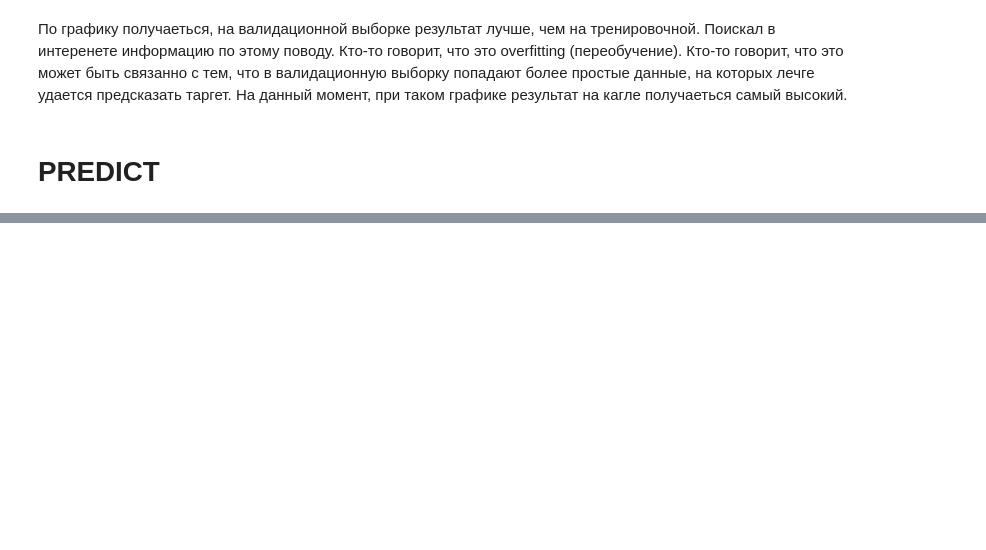
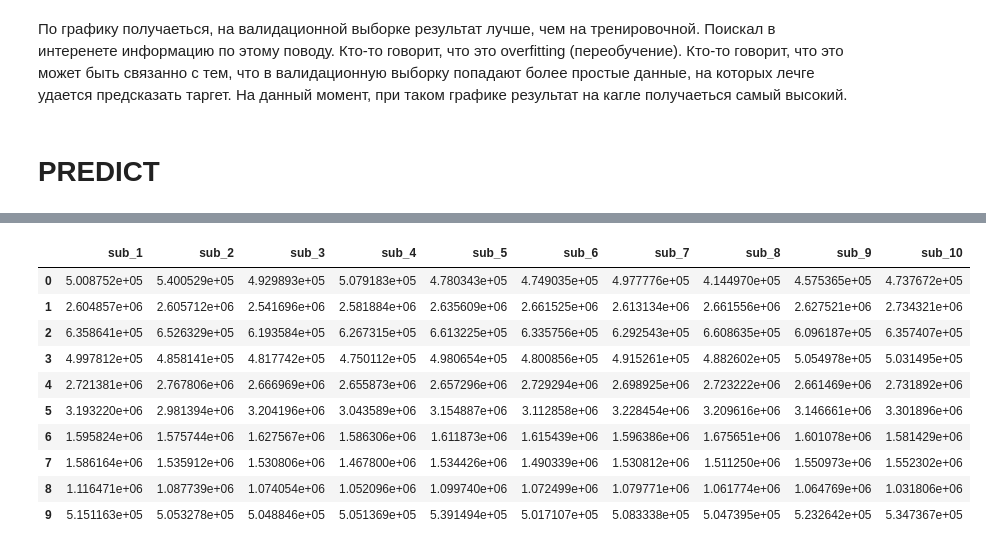
Before and after one commit to alxkzncoff/car_price_prediction_ml_dl, a Jupyter notebook: model/dense_model.ipynb, the cells around one changed output, grey strips where cells are left out. Cells and saved outputs as stored; diff of their text form; code cells hidden in the pictures; blank space fills up the shorter version.

```diff
--- a/model/dense_model.ipynb
+++ b/model/dense_model.ipynb
@@ -312,0 +403,14 @@ display(sample_submission.head(10))
+# %%
+cv_submissions.head(10)
+# %% [output]
+|  | sub_1 | sub_2 | sub_3 | sub_4 | sub_5 | sub_6 | sub_7 | sub_8 | sub_9 | sub_10 |
+| 0 | 5.008752e+05 | 5.400529e+05 | 4.929893e+05 | 5.079183e+05 | 4.780343e+05 | 4.749035e+05 | 4.977776e+05 | 4.144970e+05 | 4.575365e+05 | 4.737672e+05 |
+| 1 | 2.604857e+06 | 2.605712e+06 | 2.541696e+06 | 2.581884e+06 | 2.635609e+06 | 2.661525e+06 | 2.613134e+06 | 2.661556e+06 | 2.627521e+06 | 2.734321e+06 |
+| 2 | 6.358641e+05 | 6.526329e+05 | 6.193584e+05 | 6.267315e+05 | 6.613225e+05 | 6.335756e+05 | 6.292543e+05 | 6.608635e+05 | 6.096187e+05 | 6.357407e+05 |
+| 3 | 4.997812e+05 | 4.858141e+05 | 4.817742e+05 | 4.750112e+05 | 4.980654e+05 | 4.800856e+05 | 4.915261e+05 | 4.882602e+05 | 5.054978e+05 | 5.031495e+05 |
+| 4 | 2.721381e+06 | 2.767806e+06 | 2.666969e+06 | 2.655873e+06 | 2.657296e+06 | 2.729294e+06 | 2.698925e+06 | 2.723222e+06 | 2.661469e+06 | 2.731892e+06 |
+| 5 | 3.193220e+06 | 2.981394e+06 | 3.204196e+06 | 3.043589e+06 | 3.154887e+06 | 3.112858e+06 | 3.228454e+06 | 3.209616e+06 | 3.146661e+06 | 3.301896e+06 |
+| 6 | 1.595824e+06 | 1.575744e+06 | 1.627567e+06 | 1.586306e+06 | 1.611873e+06 | 1.615439e+06 | 1.596386e+06 | 1.675651e+06 | 1.601078e+06 | 1.581429e+06 |
+| 7 | 1.586164e+06 | 1.535912e+06 | 1.530806e+06 | 1.467800e+06 | 1.534426e+06 | 1.490339e+06 | 1.530812e+06 | 1.511250e+06 | 1.550973e+06 | 1.552302e+06 |
+| 8 | 1.116471e+06 | 1.087739e+06 | 1.074054e+06 | 1.052096e+06 | 1.099740e+06 | 1.072499e+06 | 1.079771e+06 | 1.061774e+06 | 1.064769e+06 | 1.031806e+06 |
+| 9 | 5.151163e+05 | 5.053278e+05 | 5.048846e+05 | 5.051369e+05 | 5.391494e+05 | 5.017107e+05 | 5.083338e+05 | 5.047395e+05 | 5.232642e+05 | 5.347367e+05 |
```
Also changed, not shown: parts of 12 cells of this notebook.
